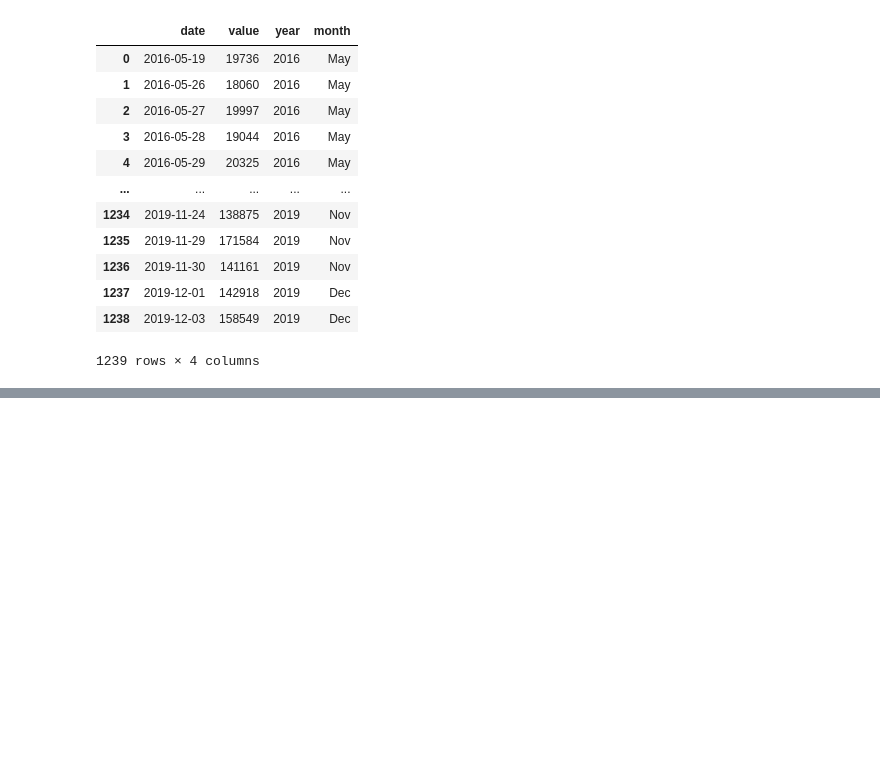
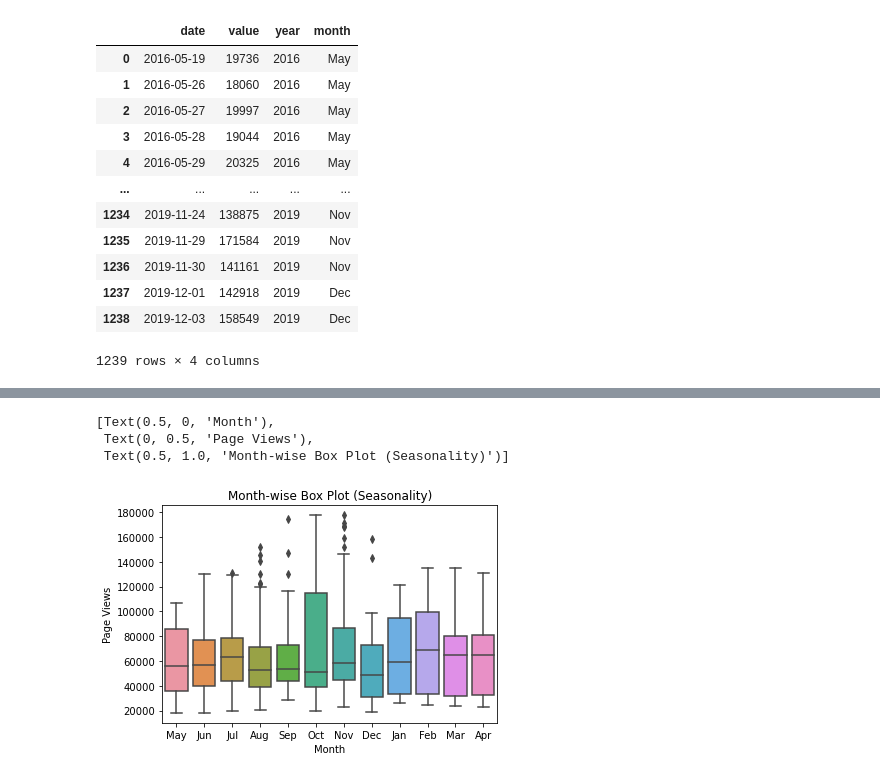
Before and after one commit to jmacdonald2010/page-view-time-series-visualizer, a Jupyter notebook: sketches.ipynb, the cells around one changed output, grey strips where cells are left out. Cells and saved outputs as stored; diff of their text form; code cells hidden in the pictures; blank space fills up the shorter version.

```diff
--- a/sketches.ipynb
+++ b/sketches.ipynb
@@ -120,3 +122,9 @@ sns.boxplot(x='year', y='value', data=df_box).set(xlabel='Year', ylabel='Page Vi
 # %%
 # other plot
 # still need to figure out how to get it on the same figure.
+sns.boxplot(data=df_box, x='month', y='value').set(xlabel='Month', ylabel='Page Views', title='Month-wise Box Plot (Seasonality)')
+# %% [output]
+[Text(0.5, 0, 'Month'),
+ Text(0, 0.5, 'Page Views'),
+ Text(0.5, 1.0, 'Month-wise Box Plot (Seasonality)')]
+[figure, added]
```
Also changed, not shown: parts of 2 cells of this notebook, 2 other files.
